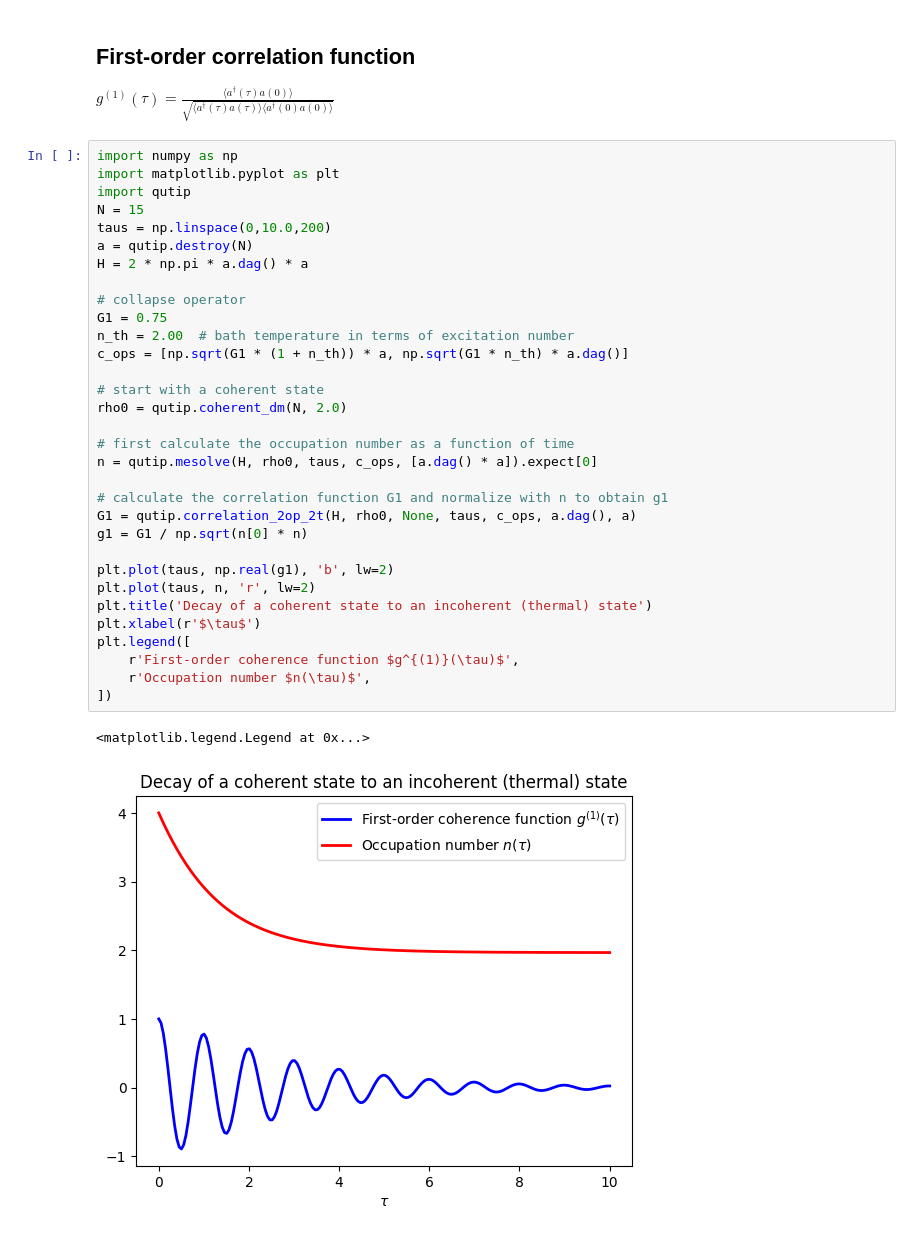
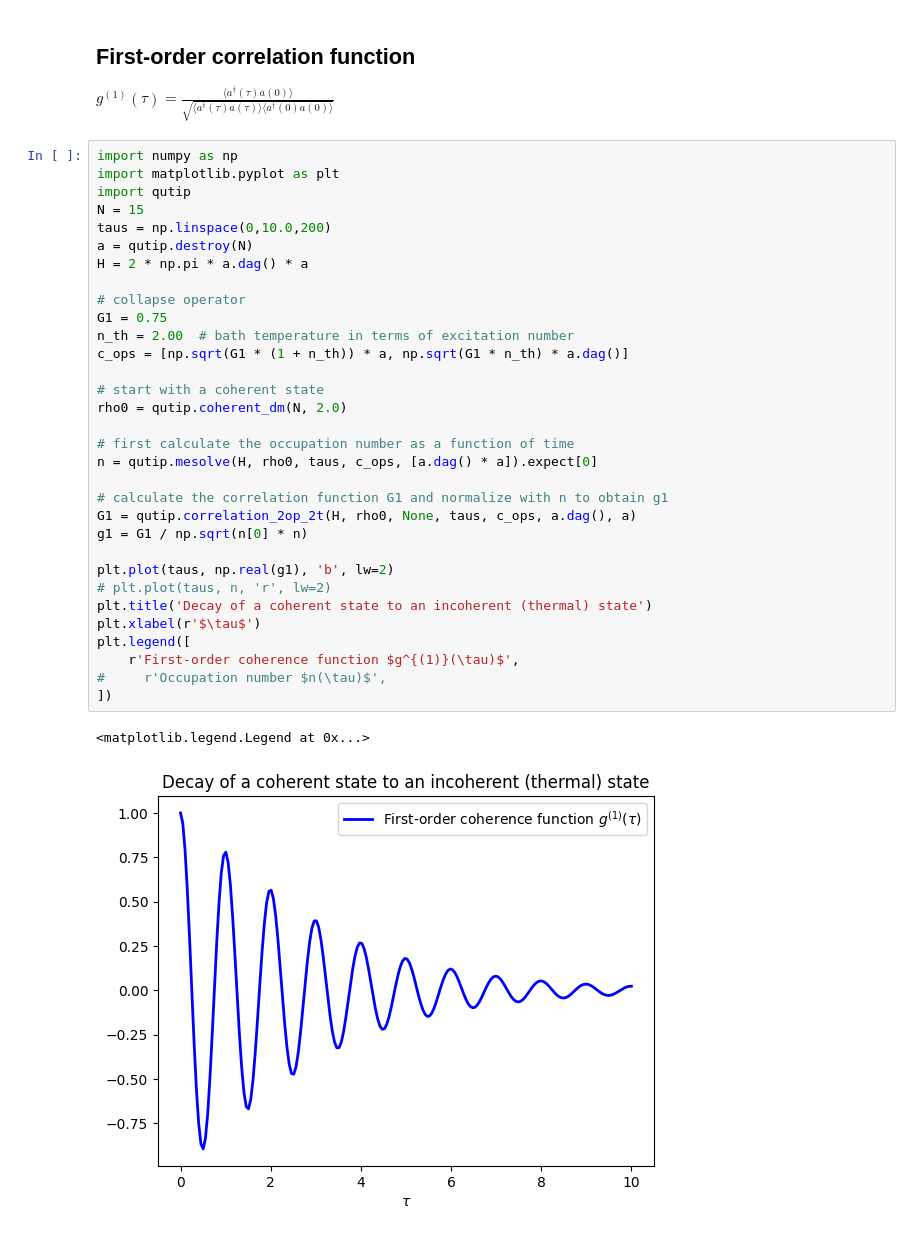
Before and after one commit to BoxiLi/ML4Q-QuTiP-2022, a Jupyter notebook: QuTiP tutorial 3 - Advanced functionalities.ipynb, the cells around one changed output. Saved outputs shown, nothing was run; the diff lists cells and outputs as text.

```diff
--- a/QuTiP tutorial 3 - Advanced functionalities.ipynb
+++ b/QuTiP tutorial 3 - Advanced functionalities.ipynb
@@ -246,33 +183,33 @@ import numpy as np
 import matplotlib.pyplot as plt
 import qutip
 N = 15
 taus = np.linspace(0,10.0,200)
 a = qutip.destroy(N)
 H = 2 * np.pi * a.dag() * a
 
 # collapse operator
 G1 = 0.75
 n_th = 2.00  # bath temperature in terms of excitation number
 c_ops = [np.sqrt(G1 * (1 + n_th)) * a, np.sqrt(G1 * n_th) * a.dag()]
 
 # start with a coherent state
 rho0 = qutip.coherent_dm(N, 2.0)
 
 # first calculate the occupation number as a function of time
 n = qutip.mesolve(H, rho0, taus, c_ops, [a.dag() * a]).expect[0]
 
 # calculate the correlation function G1 and normalize with n to obtain g1
 G1 = qutip.correlation_2op_2t(H, rho0, None, taus, c_ops, a.dag(), a)
 g1 = G1 / np.sqrt(n[0] * n)
 
 plt.plot(taus, np.real(g1), 'b', lw=2)
-plt.plot(taus, n, 'r', lw=2)
+# plt.plot(taus, n, 'r', lw=2)
 plt.title('Decay of a coherent state to an incoherent (thermal) state')
 plt.xlabel(r'$\tau$')
 plt.legend([
     r'First-order coherence function $g^{(1)}(\tau)$',
-    r'Occupation number $n(\tau)$',
+#     r'Occupation number $n(\tau)$',
 ])
 # %% [output]
 <matplotlib.legend.Legend at 0x...>
-[figure, old version]
+[figure, new version]
```
Also changed, not shown: parts of 28 cells of this notebook, 1 other file.
